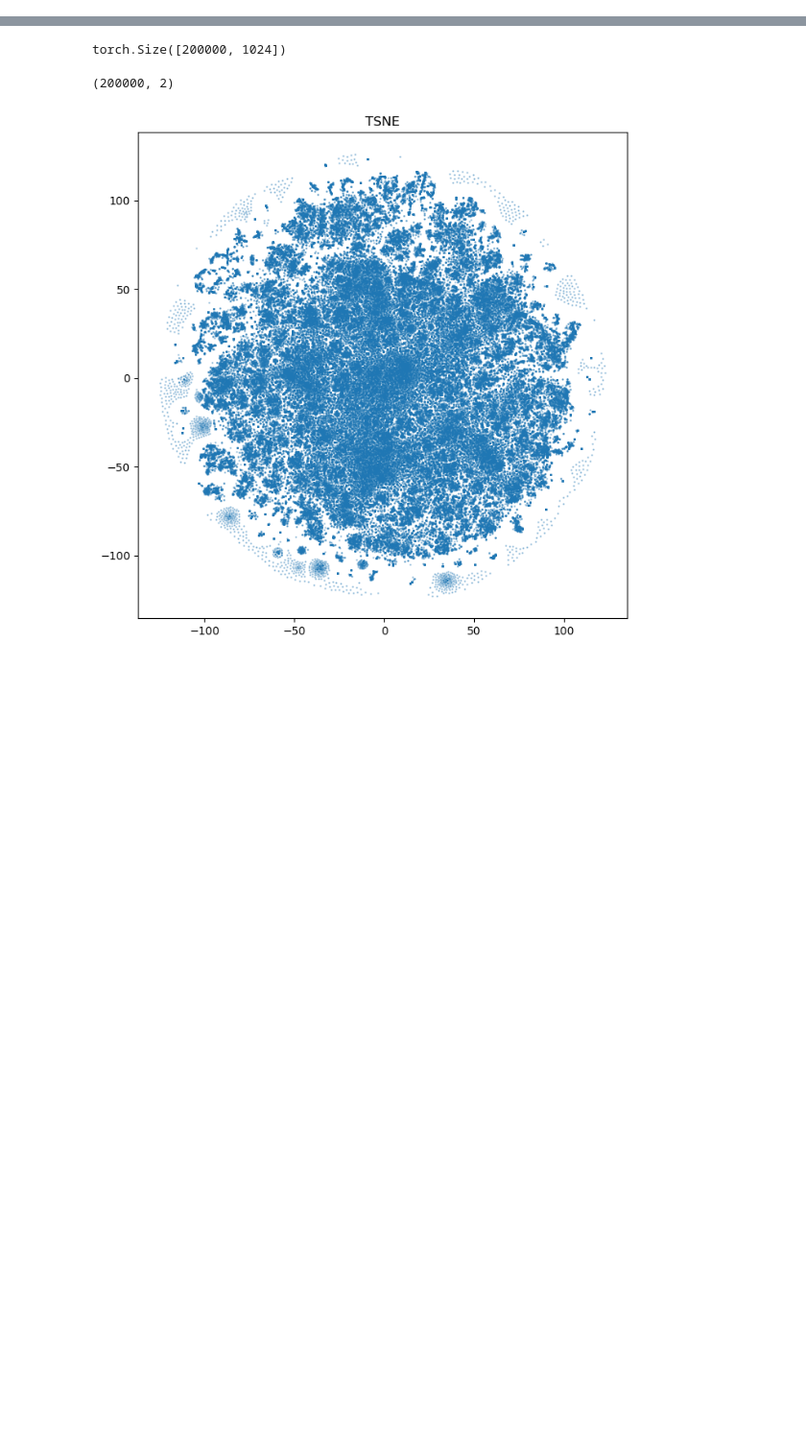
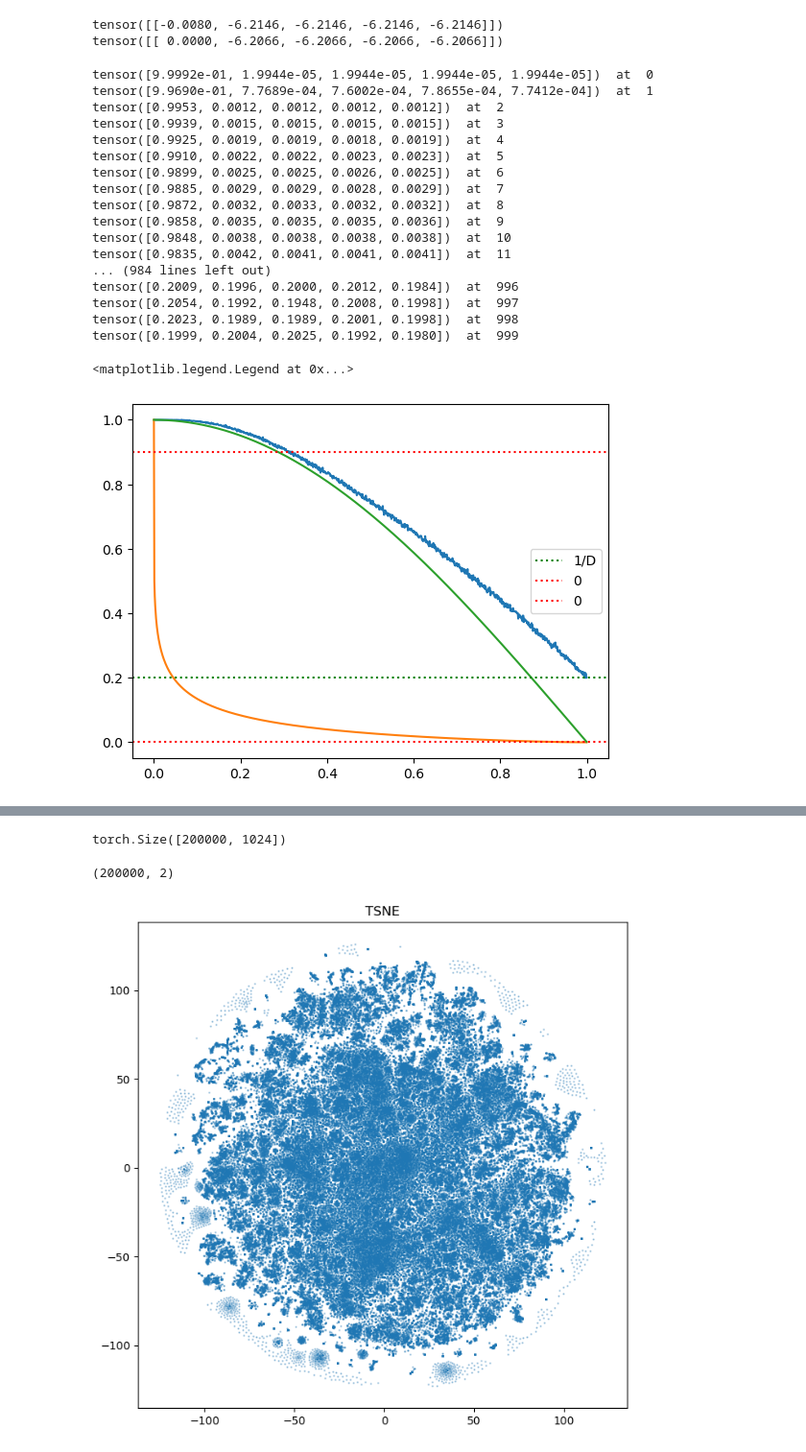
Before and after one commit to Sathware/SketchDNN, a Jupyter notebook: test.ipynb, the cells around one changed output, grey strips where cells are left out. Shown at 96% size. Cells and saved outputs as stored; diff of their text form; code cells hidden in the pictures; blank space fills up the shorter version.

```diff
--- a/test.ipynb
+++ b/test.ipynb
@@ -5,0 +354,75 @@ from matplotlib import pyplot as plt
+# %%
+''' Clamping is just interpolating with a uniform marginal, k is the interpolation alpha and m is the clamp value '''
+import math
+gpu_id = "cpu"
+D = 5
+x0 = torch.eye(n = 1, m = D, device = gpu_id)
+k = 0.99
+m = math.log((1-k)/((D-1)*k+1))
+print(torch.log(k * x0 + (1 - k) / D))
+print(torch.log(x0).clamp(m))
+# m = -6.23
+# e = math.e
+# k = -(e ** m - 1) / ((D - 1) * e ** m + 1)
+
+# print(k)
+# print(torch.log(k * x0 + (1 - k) / D))
+# %% [output]
+tensor([[-0.0080, -6.2146, -6.2146, -6.2146, -6.2146]])
+tensor([[ 0.0000, -6.2066, -6.2066, -6.2066, -6.2066]])
+# %%
+import math
+gpu_id = "cpu"
+D = 5
+x0 = torch.eye(n = 1, m = D, device = gpu_id)
+t = torch.arange(0, 1, 1 / (1000 + 1), device = gpu_id)
+min = -10
+v = abs(min)
+s = 16
+a_bar = torch.cos(t * torch.pi / 2) # (1-t) * (1 - t ** (1/s)) + (t) * (torch.exp(t * -s)) # 1 - t ** (1/16) # -torch.log(t) / 32 # torch.exp(t * -16) # 1 - t ** (1/16) # torch.cos(t * torch.pi / 2) ** (16)
+k = a_bar[9]
+da_bar = torch.log((1 - a_bar) / ((D - 1) * a_bar + 1))
+da_bar = da_bar ** 2
+da_bar = da_bar / (da_bar + da_bar[1])
+da_bar[0] = 1
+
+alpha = torch.zeros(1000, device = gpu_id)
+
+for i in range(1000):
+    x = k * x0.expand(10000, -1) + (1 - k) / D
+
+    noise = torch.randn_like(x)
+    latent = torch.softmax(da_bar[i].sqrt() * x.log() + (1 - da_bar[i]).sqrt() * noise, dim = -1)
+    print(latent.mean(0), " at ", i)
+
+    y = F.one_hot(torch.argmax(latent, dim = -1), D).float().mean(0).squeeze()
+
+    alpha[i] = y[0]
+
+plt.plot(t[1:].cpu(), alpha.cpu())
+plt.plot(t.cpu(), da_bar.cpu())
+plt.plot(t.cpu(), a_bar.cpu())
+plt.axhline(y=1/D, color='g', linestyle=':', label='1/D')
+plt.axhline(y=0, color='r', linestyle=':', label='0')
+plt.axhline(y=0.9, color='r', linestyle=':', label='0')
+plt.legend()
+# %% [output]
+tensor([9.9992e-01, 1.9944e-05, 1.9944e-05, 1.9944e-05, 1.9944e-05])  at  0
+tensor([9.9690e-01, 7.7689e-04, 7.6002e-04, 7.8655e-04, 7.7412e-04])  at  1
+tensor([0.9953, 0.0012, 0.0012, 0.0012, 0.0012])  at  2
+tensor([0.9939, 0.0015, 0.0015, 0.0015, 0.0015])  at  3
+tensor([0.9925, 0.0019, 0.0019, 0.0018, 0.0019])  at  4
+tensor([0.9910, 0.0022, 0.0022, 0.0023, 0.0023])  at  5
+tensor([0.9899, 0.0025, 0.0025, 0.0026, 0.0025])  at  6
+tensor([0.9885, 0.0029, 0.0029, 0.0028, 0.0029])  at  7
+tensor([0.9872, 0.0032, 0.0033, 0.0032, 0.0032])  at  8
+tensor([0.9858, 0.0035, 0.0035, 0.0035, 0.0036])  at  9
+tensor([0.9848, 0.0038, 0.0038, 0.0038, 0.0038])  at  10
+tensor([0.9835, 0.0042, 0.0041, 0.0041, 0.0041])  at  11
+... (984 lines left out)
+tensor([0.2009, 0.1996, 0.2000, 0.2012, 0.1984])  at  996
+tensor([0.2054, 0.1992, 0.1948, 0.2008, 0.1998])  at  997
+tensor([0.2023, 0.1989, 0.1989, 0.2001, 0.1998])  at  998
+tensor([0.1999, 0.2004, 0.2025, 0.1992, 0.1980])  at  999
+<matplotlib.legend.Legend at 0x...>
+[figure, added]
```
Also changed, not shown: parts of 33 cells of this notebook, 22 other files.
